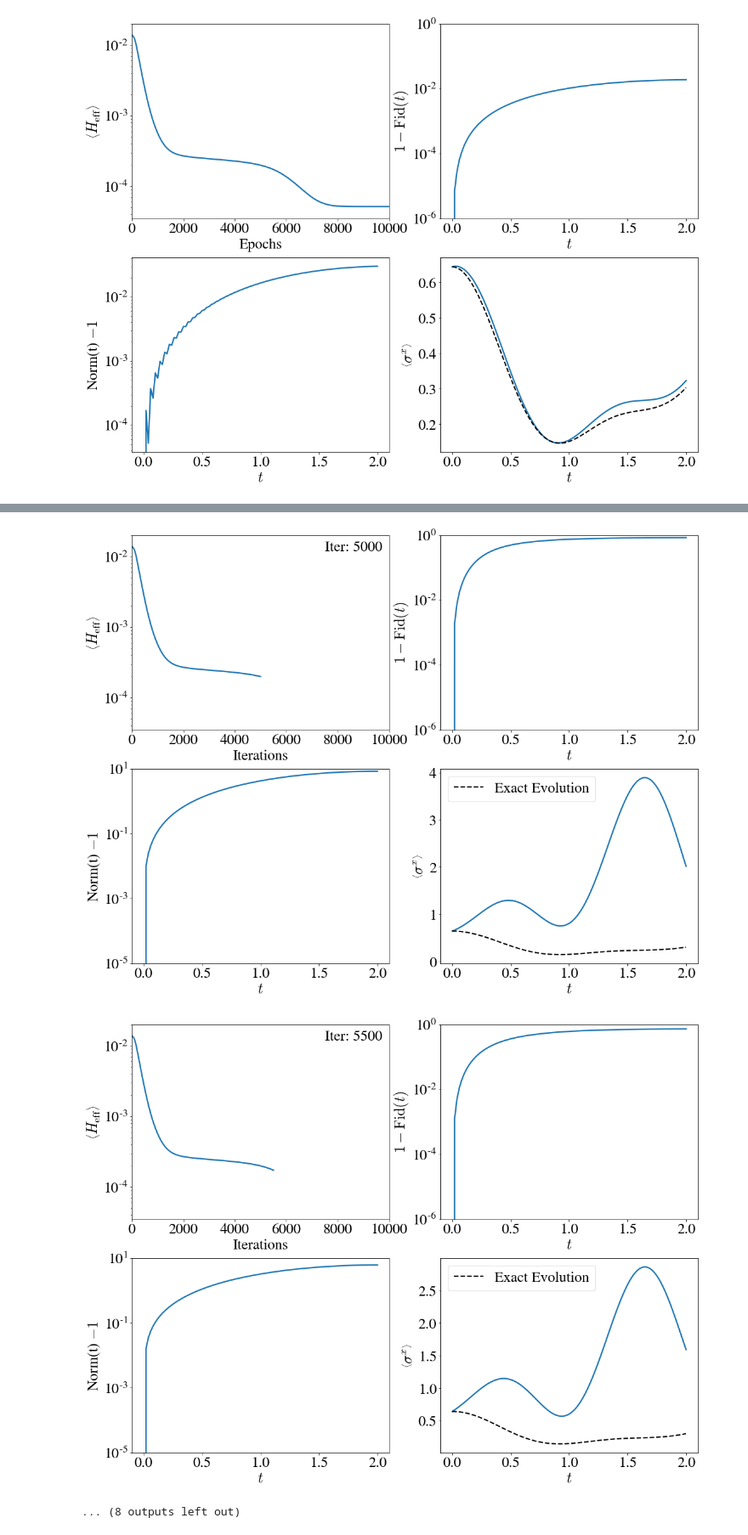
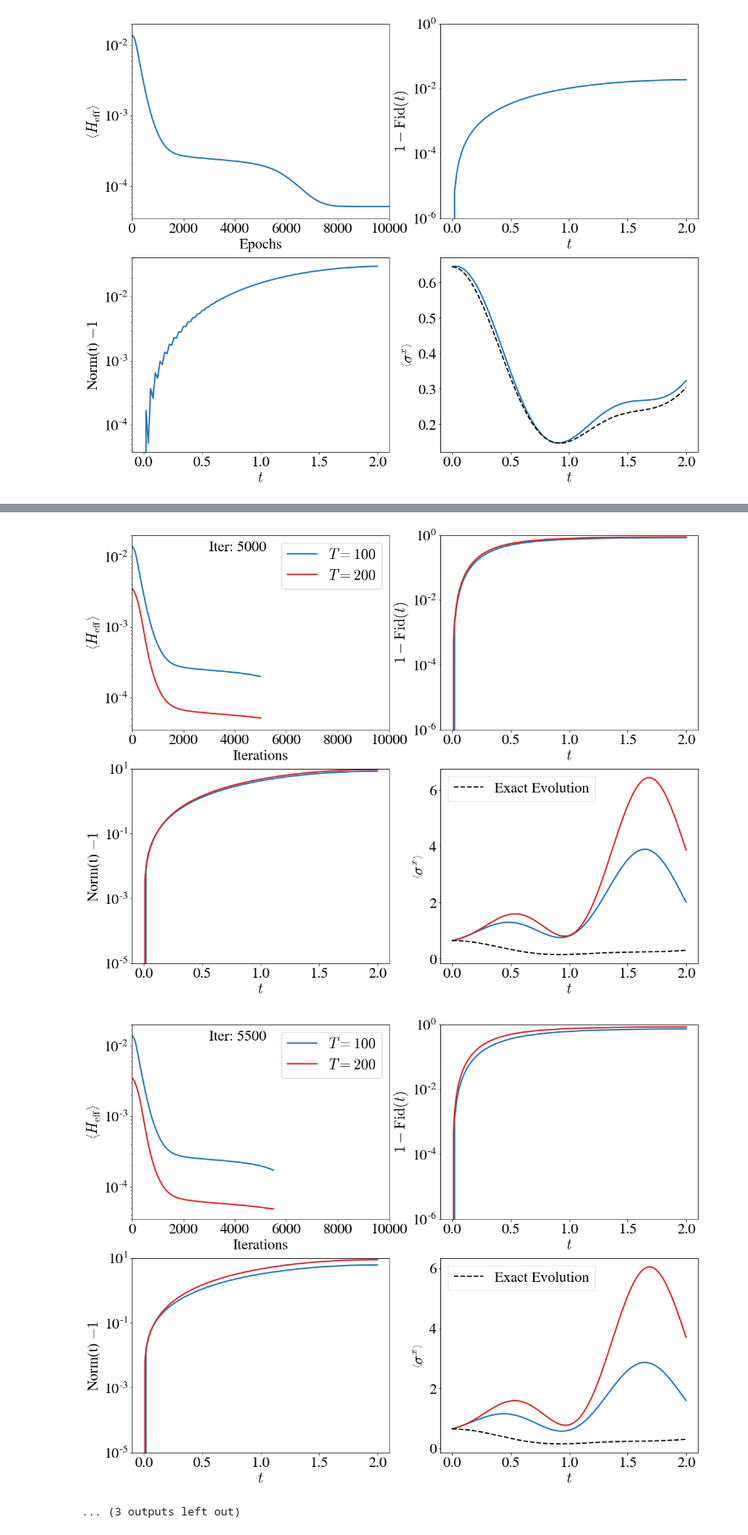
Before and after one commit to stavros11/Time-Evolution, a Jupyter notebook: plotter.ipynb, the cells around one changed output, grey strips where cells are left out. Shown at 85% size. Cells and saved outputs as stored; diff of their text form; code cells hidden in the pictures.

Commit message:
Add plot for one more T

```diff
--- a/plotter.ipynb
+++ b/plotter.ipynb
@@ -9,8 +9,8 @@ matplotlib.rcParams['mathtext.fontset'] = 'cm'
 matplotlib.rcParams['font.family'] = 'STIXGeneral'
 matplotlib.rcParams["font.size"] = 26
 
-#data_dir = "/home/stavros/DATA"
-data_dir = "D:/"
+data_dir = "/home/stavros/DATA"
+#data_dir = "D:/"
 cp = sns.color_palette()
 sns.palplot(cp)
 plt.show()
@@ -962,45 +940,56 @@ file.close()
 # %%
 n_sites = 6
-time_steps = 100
-t_grid = np.linspace(0, 2.0, time_steps + 1)
+T_list = [100, 200]
+t_grid = [np.linspace(0, 2.0, time_steps + 1) for time_steps in T_list]
 
-file = h5py.File("{}/ClockV3/histories/allstates_tf2_withoverlap_fullwv_N{}M{}.h5".format(data_dir, n_sites, time_steps), "r")
-n_epochs = len(file["time_overlaps"][()])
+file = [h5py.File("{}/ClockV3/histories/allstates_tf2_withoverlap_fullwv_N{}M{}.h5".format(data_dir, n_sites, time_steps), "r")
+        for time_steps in T_list]
+n_epochs = len(file[-1]["time_overlaps"][()])
 step = 500
+
+exact_file = h5py.File("{}/ClockV3/observables/fullwv_tf2_N{}.h5".format(data_dir, n_sites), "r")
+exact_sigma_x = exact_file["metrics/exact/sigma_x/{}".format(3)][()]
+exact_file.close()
 
 for i, epoch in enumerate(range(0, n_epochs, step)):
     plt.figure(figsize=(18, 14))
     plt.subplot(221)
-    plt.semilogy(file["exact_Eloc"][()][:epoch].real, label="Exact", color=cp[0], linewidth=2.5)
+    plt.semilogy(file[0]["exact_Eloc"][()][:epoch].real, label="$T={}$".format(T_list[0]), color=cp[0], linewidth=2.5)
+    plt.semilogy(file[1]["exact_Eloc"][()][:epoch].real, label="$T={}$".format(T_list[1]), color=cp[3], linewidth=2.5)
     plt.xlabel("Iterations")
     plt.ylabel(r"$\left \langle H_\mathrm{eff} \right \rangle$")
     plt.xlim([0, n_epochs])
     plt.ylim([3.5 * 1e-5, 2e-2])
-    plt.text(7500, 0.012, "Iter: {}".format(epoch))
+    plt.text(3000, 0.012, "Iter: {}".format(epoch))
+    plt.legend(loc="upper right")
 
     plt.subplot(222)
-    plt.semilogy(t_grid, 1 - file["time_overlaps"][()][epoch], color=cp[0], linewidth=2.5)
+    plt.semilogy(t_grid[0], 1 - file[0]["time_overlaps"][()][epoch], color=cp[0], linewidth=2.5)
+    plt.semilogy(t_grid[1], 1 - file[1]["time_overlaps"][()][epoch], color=cp[3], linewidth=2.5)
     plt.xlabel("$t$")
     plt.ylabel(r"$1 - \mathrm{Fid}(t)$")
     plt.ylim([1e-6, 1.0])
 
     plt.subplot(223)
-    plt.semilogy(t_grid, file["time_norm"][()][epoch] - 1, color=cp[0], linewidth=2.5)
+    plt.semilogy(t_grid[0], file[0]["time_norm"][()][epoch] - 1, color=cp[0], linewidth=2.5)
+    plt.semilogy(t_grid[1], file[1]["time_norm"][()][epoch] - 1, color=cp[3], linewidth=2.5)
     plt.xlabel("$t$")
     plt.ylabel(r"Norm(t) $- 1$")
     plt.ylim([1e-5, 10.0])
 
     plt.subplot(224)
-    plt.plot(t_grid, file["time_sigma_x"][()][epoch], color=cp[0], linewidth=2.5)
-    plt.plot(t_grid, exact_sigma_x, linewidth=2.2, color="black", linestyle="--", label="Exact Evolution")
+    plt.plot(t_grid[0], file[0]["time_sigma_x"][()][epoch], color=cp[0], linewidth=2.5)
+    plt.plot(t_grid[1], file[1]["time_sigma_x"][()][epoch], color=cp[3], linewidth=2.5)
+    plt.plot(t_grid[1], exact_sigma_x, linewidth=2.2, color="black", linestyle="--", label="Exact Evolution")
     plt.legend()
     plt.xlabel("$t$")
     plt.ylabel(r"$\left \langle \sigma ^x\right \rangle $")
 
-    #plt.show()
-    plt.savefig("optimization_dynamic-{}.png".format(i))
+    plt.show()
+    #plt.savefig("optimization_dynamic-{}.png".format(i))
     #display.clear_output(wait=True)
     #display.display(plt.gcf())
 
-file.close()
+file[0].close()
+file[1].close()
 # %% [output]
@@ -1017,3 +1006,3 @@ file.close()
-[figure, old version]
+[figure, new version]
-[figure, old version]
+[figure, new version]
-... (8 outputs left out)
+... (3 outputs left out)
```
Also changed, not shown: parts of 2 cells of this notebook, 1 other file.
